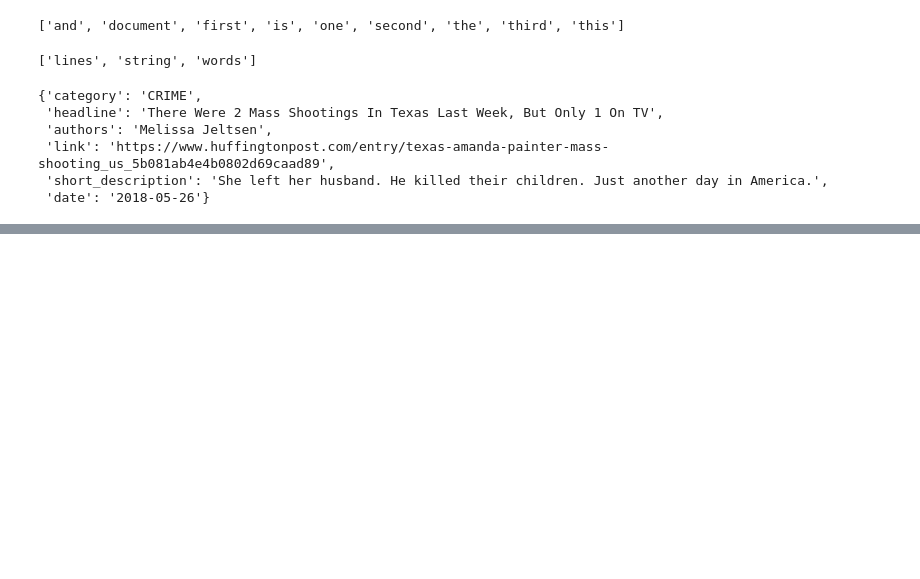
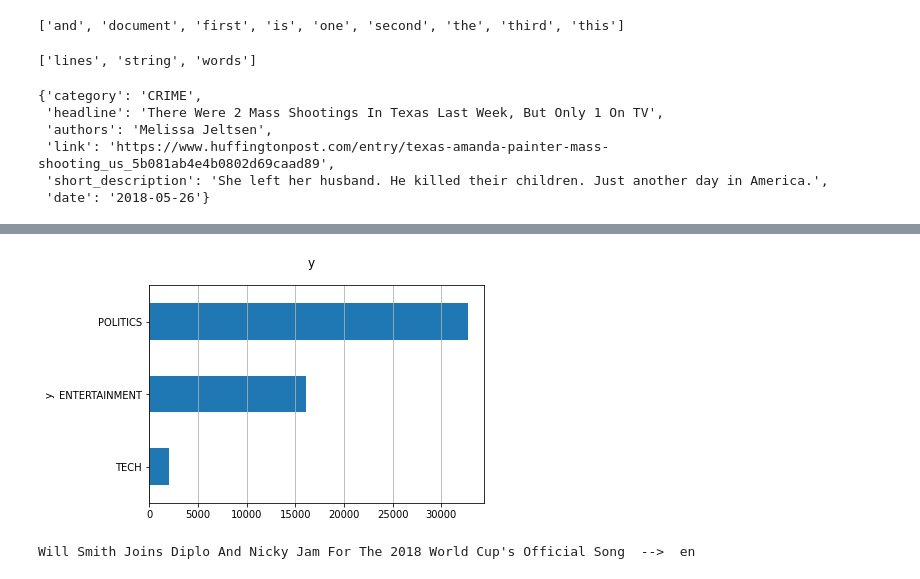
Before and after one commit to tvelichkovt/nlp, a Jupyter notebook: nlp 1.ipynb, the cells around one changed output, grey strips where cells are left out. Saved outputs shown, nothing was run; the diff lists cells and outputs as text; code cells hidden in the pictures; blank space fills up the shorter version.

```diff
--- a/nlp 1.ipynb
+++ b/nlp 1.ipynb
@@ -70,3 +72,9 @@ lst_dics[0]
  'link': 'https://www.huffingtonpost.com/entry/texas-amanda-painter-mass-shooting_us_5b081ab4e4b0802d69caad89',
  'short_description': 'She left her husband. He killed their children. Just another day in America.',
  'date': '2018-05-26'}
+# %%
+## create dtf
+dtf = pd.DataFrame(lst_dics)## filter categories
+dtf = dtf[ dtf["category"].isin(['ENTERTAINMENT','POLITICS','TECH']) ][["category","headline"]]## rename columns
+dtf = dtf.rename(columns={"category":"y", "headline":"text"})## print 5 random rows
+dtf.sample(5)
@@ -72,0 +88,17 @@ lst_dics[0]
+# %%
+x = "y"
+
+fig, ax = plt.subplots()
+fig.suptitle(x, fontsize=12)
+dtf[x].reset_index().groupby(x).count().sort_values(by=
+       "index").plot(kind="barh", legend=False,
+        ax=ax).grid(axis='x')
+plt.show()
+# %% [output]
+[figure, added]
+# %%
+txt = dtf["text"].iloc[0]
+
+print(txt, " --> ", langdetect.detect(txt))
+# %% [output]
+Will Smith Joins Diplo And Nicky Jam For The 2018 World Cup's Official Song  -->  en
```
Also changed, not shown: parts of 35 cells of this notebook, 4 other files.
